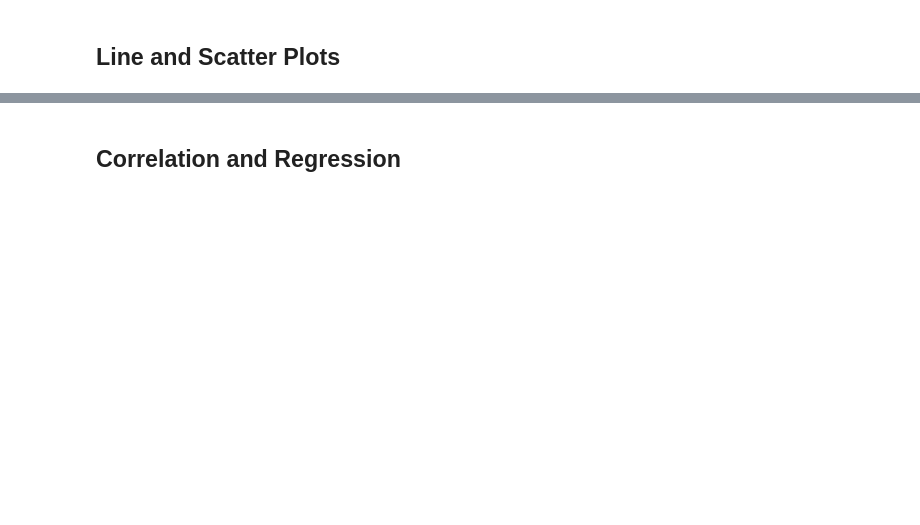
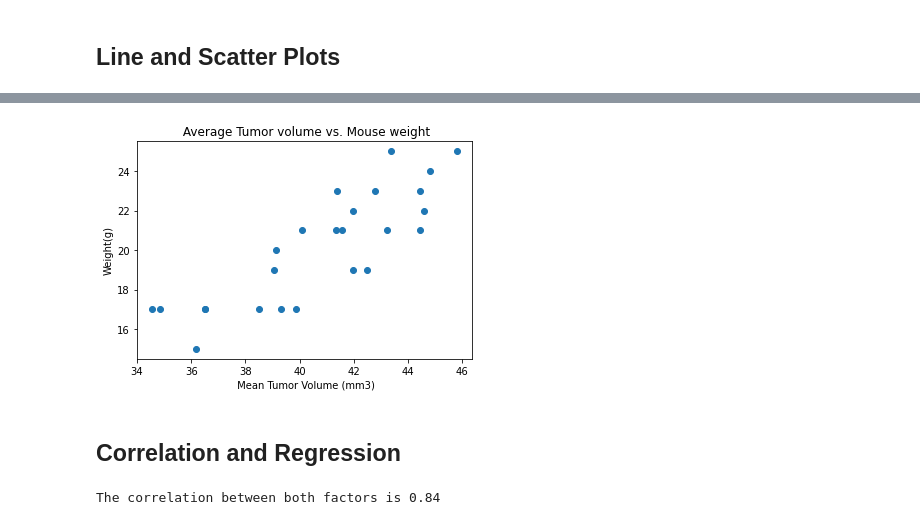
Before and after one commit to prathibha02/Matplotlib-Challenge, a Jupyter notebook: pymaceuticals.ipynb, the cells around one changed output, grey strips where cells are left out. Drawn from its saved outputs; the diff is of its cells as text; code cells hidden in the pictures; blank space fills up the shorter version.

```diff
--- a/pymaceuticals.ipynb
+++ b/pymaceuticals.ipynb
@@ -391,2 +524,19 @@ Name: Sex, dtype: int64
+# %%
+# Generate a scatter plot of average tumor volume vs. mouse weight for the Capomulin regimen
+
+# Group the dataframe by Mouse ID and calculate the mean tumor voulme of each mouse over different timepointd
+grouped_capomulin = cleaned_mouse_study_capomulin.groupby(["Mouse ID", "Weight (g)"])["Tumor Volume (mm3)"].mean().reset_index()
+
+grouped_capomulin
+
+# With the dataframe, draw a scatterplot
+plt.scatter(grouped_capomulin["Tumor Volume (mm3)"],grouped_capomulin["Weight (g)"])
+plt.title(" Average Tumor volume vs. Mouse weight")
+plt.xlabel(" Mean Tumor Volume (mm3)")
+plt.ylabel("Weight(g)")
+
+plt.show()
+# %% [output]
+[figure, added]
 # %% [markdown]
 ## Correlation and Regression
@@ -395,0 +543,6 @@ Name: Sex, dtype: int64
+# %%
+# Calculate the correlation coefficient
+correlation = st.pearsonr(grouped_capomulin["Weight (g)"],grouped_capomulin["Tumor Volume (mm3)"])
+print(f"The correlation between both factors is {round(correlation[0],2)}")
+# %% [output]
+The correlation between both factors is 0.84
```
Also changed, not shown: parts of 15 cells of this notebook, 1 other file.
